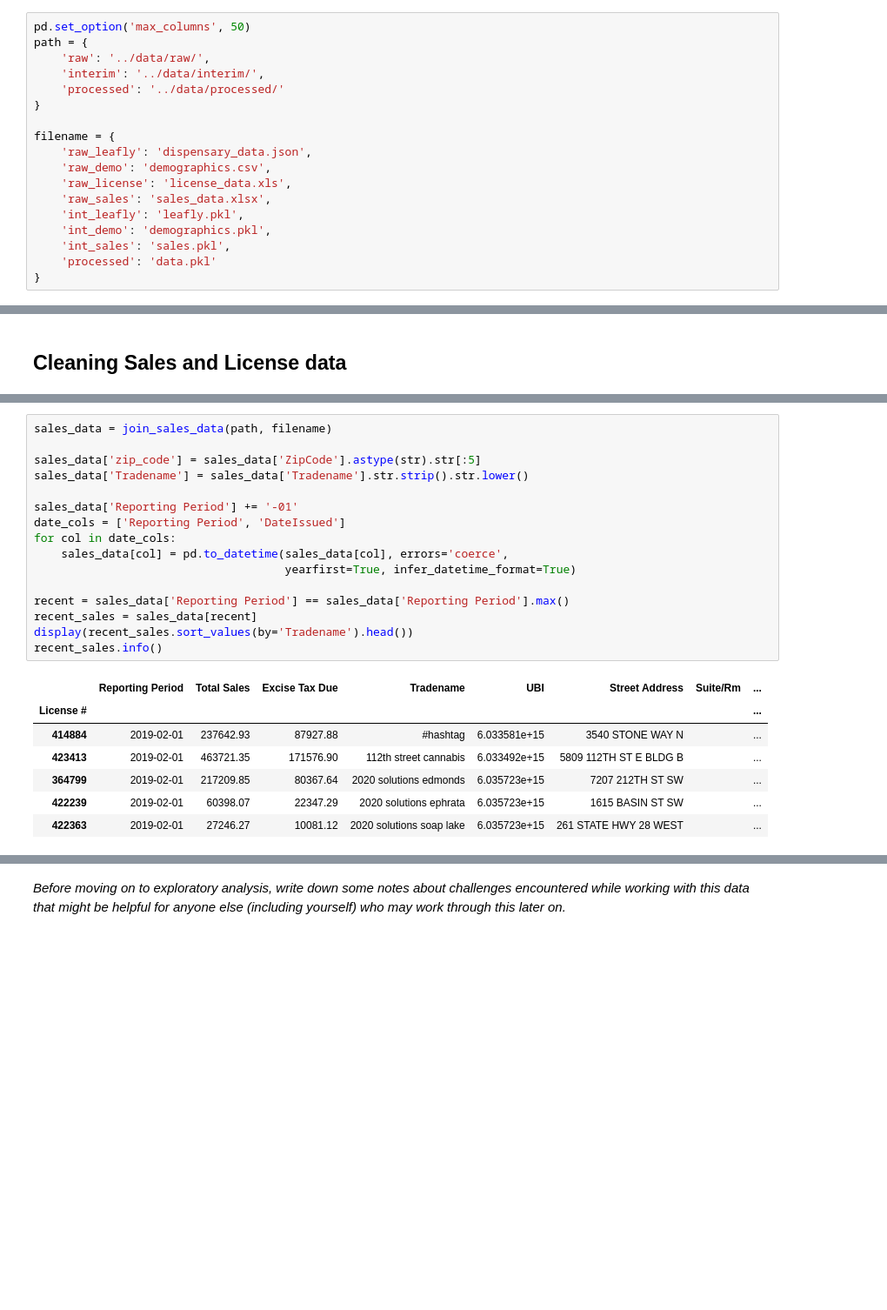
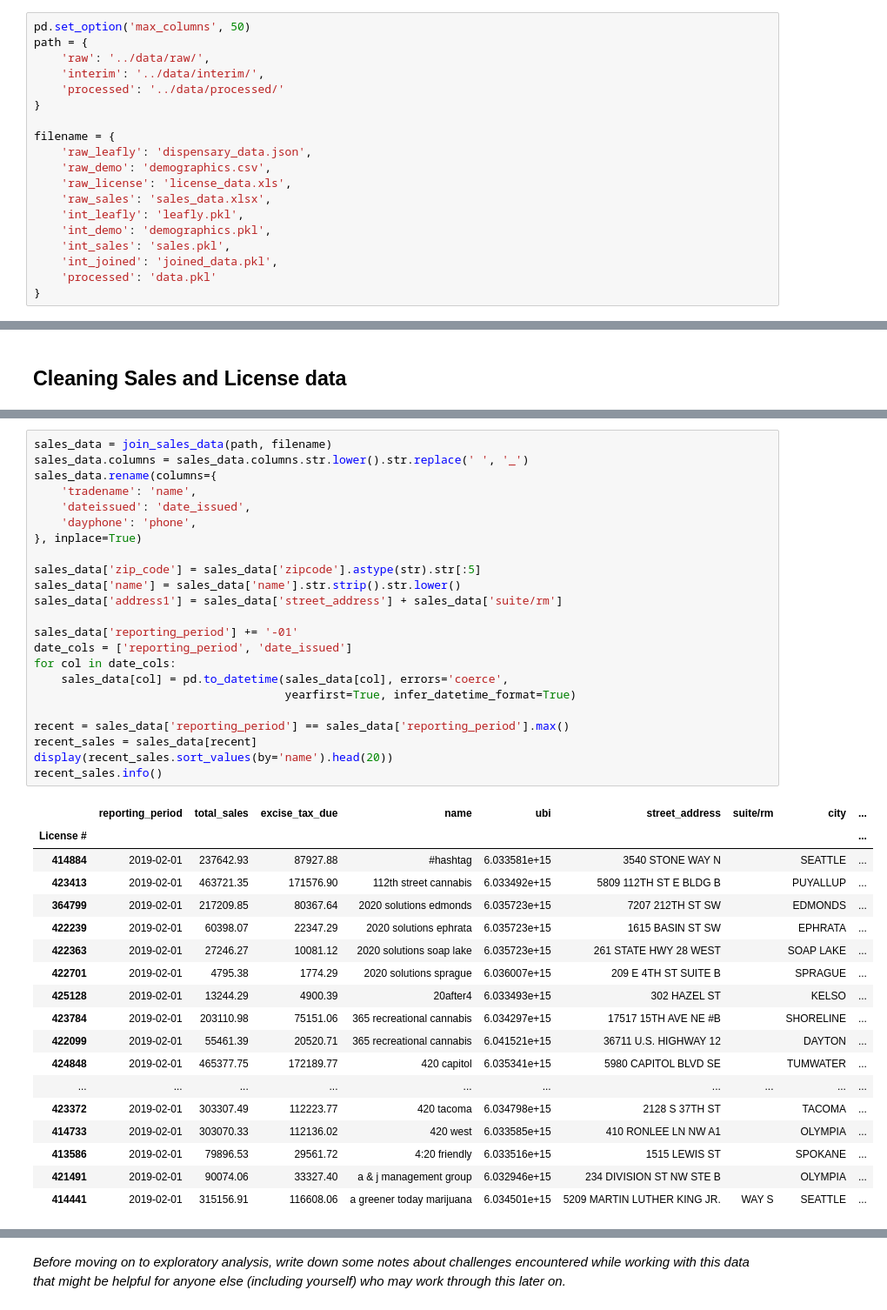
Before and after one commit to BotScutters/dispensary-predictions, a Jupyter notebook: notebooks/mvp.ipynb, the cells around one changed output, grey strips where cells are left out. Shown at 87% size. Drawn from its saved outputs; the diff is of its cells as text; blank space fills up the shorter version.

```diff
--- a/notebooks/mvp.ipynb
+++ b/notebooks/mvp.ipynb
@@ -670,6 +809,7 @@ filename = {
     'int_leafly': 'leafly.pkl',
     'int_demo': 'demographics.pkl',
     'int_sales': 'sales.pkl',
+    'int_joined': 'joined_data.pkl',
     'processed': 'data.pkl'
 }
 # %% [markdown]
@@ -704,26 +964,44 @@ data['key'] = data.apply(make_key, axis=1, fields=key_fields)
 # %%
 sales_data = join_sales_data(path, filename)
+sales_data.columns = sales_data.columns.str.lower().str.replace(' ', '_')
+sales_data.rename(columns={
+    'tradename': 'name',
+    'dateissued': 'date_issued',
+    'dayphone': 'phone',
+}, inplace=True)
 
-sales_data['zip_code'] = sales_data['ZipCode'].astype(str).str[:5]
-sales_data['Tradename'] = sales_data['Tradename'].str.strip().str.lower()
+sales_data['zip_code'] = sales_data['zipcode'].astype(str).str[:5]
+sales_data['name'] = sales_data['name'].str.strip().str.lower()
+sales_data['address1'] = sales_data['street_address'] + sales_data['suite/rm']
 
-sales_data['Reporting Period'] += '-01'
-date_cols = ['Reporting Period', 'DateIssued']
+sales_data['reporting_period'] += '-01'
+date_cols = ['reporting_period', 'date_issued']
 for col in date_cols:
     sales_data[col] = pd.to_datetime(sales_data[col], errors='coerce',
                                      yearfirst=True, infer_datetime_format=True)
 
-recent = sales_data['Reporting Period'] == sales_data['Reporting Period'].max()
+recent = sales_data['reporting_period'] == sales_data['reporting_period'].max()
 recent_sales = sales_data[recent]
-display(recent_sales.sort_values(by='Tradename').head())
+display(recent_sales.sort_values(by='name').head(20))
 recent_sales.info()
 # %% [output]
-|  | Reporting Period | Total Sales | Excise Tax Due | Tradename | UBI | Street Address | Suite/Rm | ... |
-| License # |  |  |  |  |  |  |  | ... |
-| 414884 | 2019-02-01 | 237642.93 | 87927.88 | #hashtag | 6.033581e+15 | 3540 STONE WAY N |  | ... |
-| 423413 | 2019-02-01 | 463721.35 | 171576.90 | 112th street cannabis | 6.033492e+15 | 5809 112TH ST E BLDG B |  | ... |
-| 364799 | 2019-02-01 | 217209.85 | 80367.64 | 2020 solutions edmonds | 6.035723e+15 | 7207 212TH ST SW |  | ... |
-| 422239 | 2019-02-01 | 60398.07 | 22347.29 | 2020 solutions ephrata | 6.035723e+15 | 1615 BASIN ST SW |  | ... |
-| 422363 | 2019-02-01 | 27246.27 | 10081.12 | 2020 solutions soap lake | 6.035723e+15 | 261 STATE HWY 28 WEST |  | ... |
+|  | reporting_period | total_sales | excise_tax_due | name | ubi | street_address | suite/rm | city | ... |
+| License # |  |  |  |  |  |  |  |  | ... |
+| 414884 | 2019-02-01 | 237642.93 | 87927.88 | #hashtag | 6.033581e+15 | 3540 STONE WAY N |  | SEATTLE | ... |
+| 423413 | 2019-02-01 | 463721.35 | 171576.90 | 112th street cannabis | 6.033492e+15 | 5809 112TH ST E BLDG B |  | PUYALLUP | ... |
+| 364799 | 2019-02-01 | 217209.85 | 80367.64 | 2020 solutions edmonds | 6.035723e+15 | 7207 212TH ST SW |  | EDMONDS | ... |
+| 422239 | 2019-02-01 | 60398.07 | 22347.29 | 2020 solutions ephrata | 6.035723e+15 | 1615 BASIN ST SW |  | EPHRATA | ... |
+| 422363 | 2019-02-01 | 27246.27 | 10081.12 | 2020 solutions soap lake | 6.035723e+15 | 261 STATE HWY 28 WEST |  | SOAP LAKE | ... |
+| 422701 | 2019-02-01 | 4795.38 | 1774.29 | 2020 solutions sprague | 6.036007e+15 | 209 E 4TH ST SUITE B |  | SPRAGUE | ... |
+| 425128 | 2019-02-01 | 13244.29 | 4900.39 | 20after4 | 6.033493e+15 | 302 HAZEL ST |  | KELSO | ... |
+| 423784 | 2019-02-01 | 203110.98 | 75151.06 | 365 recreational cannabis | 6.034297e+15 | 17517 15TH AVE NE #B |  | SHORELINE | ... |
+| 422099 | 2019-02-01 | 55461.39 | 20520.71 | 365 recreational cannabis | 6.041521e+15 | 36711 U.S. HIGHWAY 12 |  | DAYTON | ... |
+| 424848 | 2019-02-01 | 465377.75 | 172189.77 | 420 capitol | 6.035341e+15 | 5980 CAPITOL BLVD SE |  | TUMWATER | ... |
+| ... | ... | ... | ... | ... | ... | ... | ... | ... | ... |
+| 423372 | 2019-02-01 | 303307.49 | 112223.77 | 420 tacoma | 6.034798e+15 | 2128 S 37TH ST |  | TACOMA | ... |
+| 414733 | 2019-02-01 | 303070.33 | 112136.02 | 420 west | 6.033585e+15 | 410 RONLEE LN NW A1 |  | OLYMPIA | ... |
+| 413586 | 2019-02-01 | 79896.53 | 29561.72 | 4:20 friendly | 6.033516e+15 | 1515 LEWIS ST |  | SPOKANE | ... |
+| 421491 | 2019-02-01 | 90074.06 | 33327.40 | a & j management group | 6.032946e+15 | 234 DIVISION ST NW STE B |  | OLYMPIA | ... |
+| 414441 | 2019-02-01 | 315156.91 | 116608.06 | a greener today marijuana | 6.034501e+15 | 5209 MARTIN LUTHER KING JR. | WAY S | SEATTLE | ... |
 <class 'pandas.core.frame.DataFrame'>
 Int64Index: 417 entries, 71368 to 428005
```
Also changed, not shown: parts of 11 cells of this notebook.
